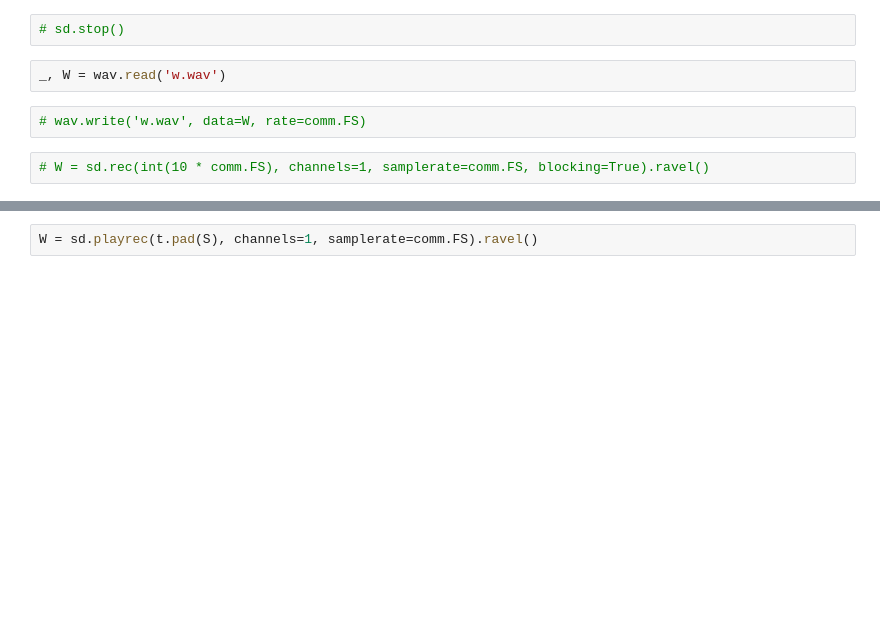
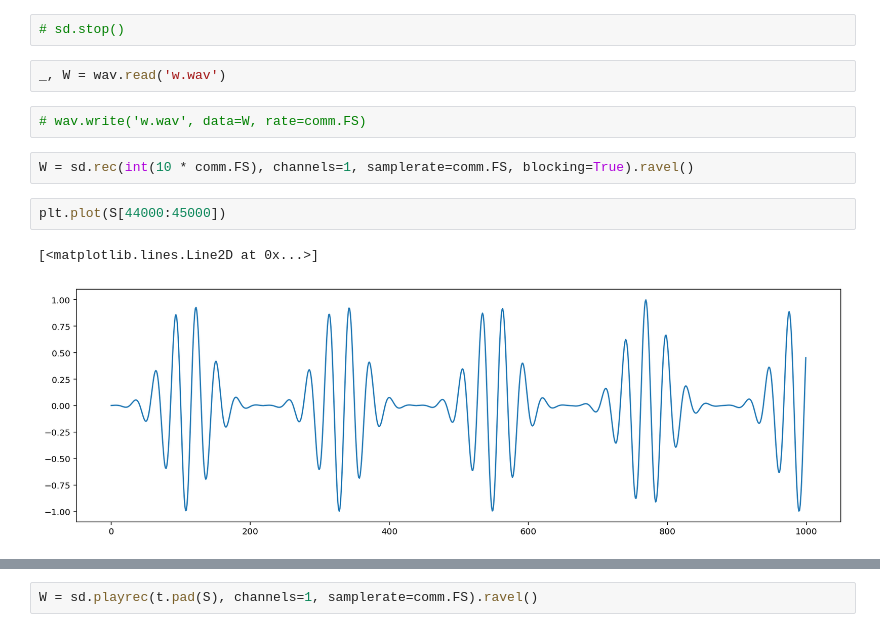
Before and after one commit to korel-one/over_the_air, a Jupyter notebook: OverTheAir PAM.ipynb, the cells around one changed output, grey strips where cells are left out. Drawn from its saved outputs; the diff is of its cells as text; blank space fills up the shorter version.

```diff
--- a/OverTheAir PAM.ipynb
+++ b/OverTheAir PAM.ipynb
@@ -46,4 +39,9 @@ _, W = wav.read('w.wav')
 # %%
 # wav.write('w.wav', data=W, rate=comm.FS)
 # %%
-# W = sd.rec(int(10 * comm.FS), channels=1, samplerate=comm.FS, blocking=True).ravel()
+W = sd.rec(int(10 * comm.FS), channels=1, samplerate=comm.FS, blocking=True).ravel()
+# %%
+plt.plot(S[44000:45000])
+# %% [output]
+[<matplotlib.lines.Line2D at 0x...>]
+[figure, added]
```
Also changed, not shown: parts of 5 cells of this notebook, 1 other file.
